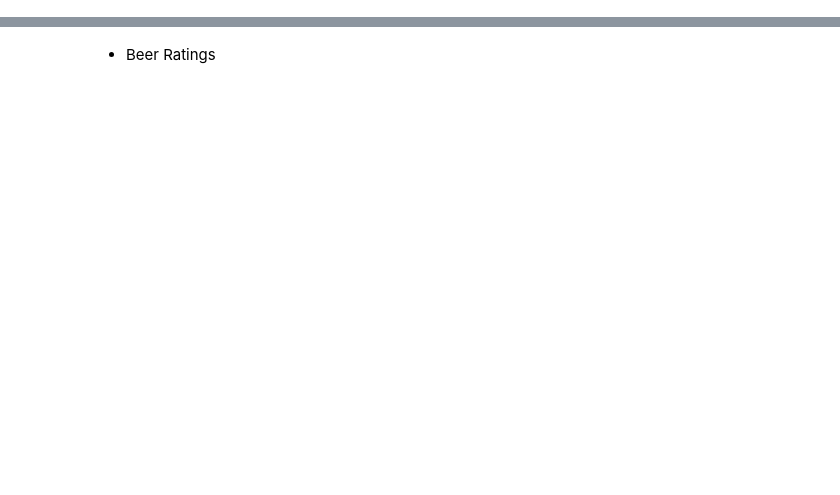
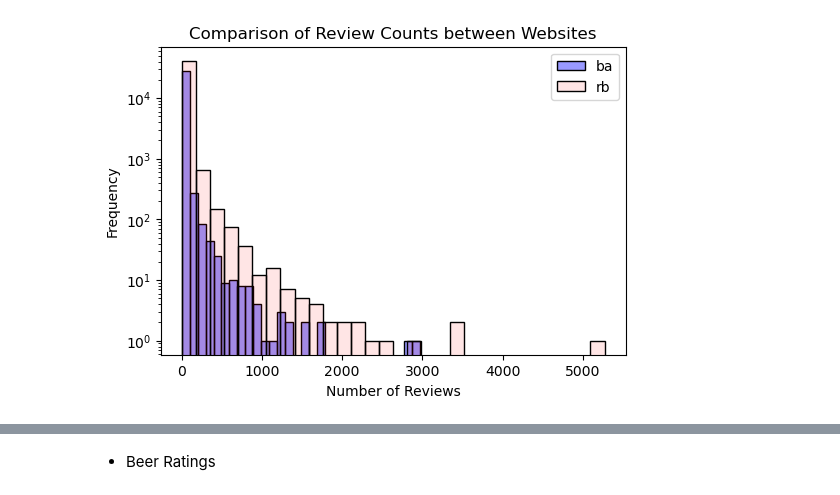
Before and after one commit to epfl-ada/ada-2023-project-adapowerup2023, a Jupyter notebook: Beer_review_M2.ipynb, the cells around one changed output, grey strips where cells are left out. Drawn from its saved outputs; the diff is of its cells as text; code cells hidden in the pictures; blank space fills up the shorter version.

```diff
--- a/Beer_review_M2.ipynb
+++ b/Beer_review_M2.ipynb
@@ -339,0 +182,12 @@ plt.show()
+# %%
+plt.figure(figsize=(6, 4))
+sns.histplot(ba_filtered_counts, bins=30, label='ba',log_scale=(False, True), alpha=0.4, color='blue')
+sns.histplot(rb_filtered_counts, bins=30, label='rb',log_scale=(False, True), alpha=0.1, color='red')
+
+plt.title('Comparison of Review Counts between Websites')
+plt.xlabel('Number of Reviews')
+plt.ylabel('Frequency')
+plt.legend()
+plt.show()
+# %% [output]
+[figure, added]
```
Also changed, not shown: parts of 99 cells of this notebook, 1 other file.
